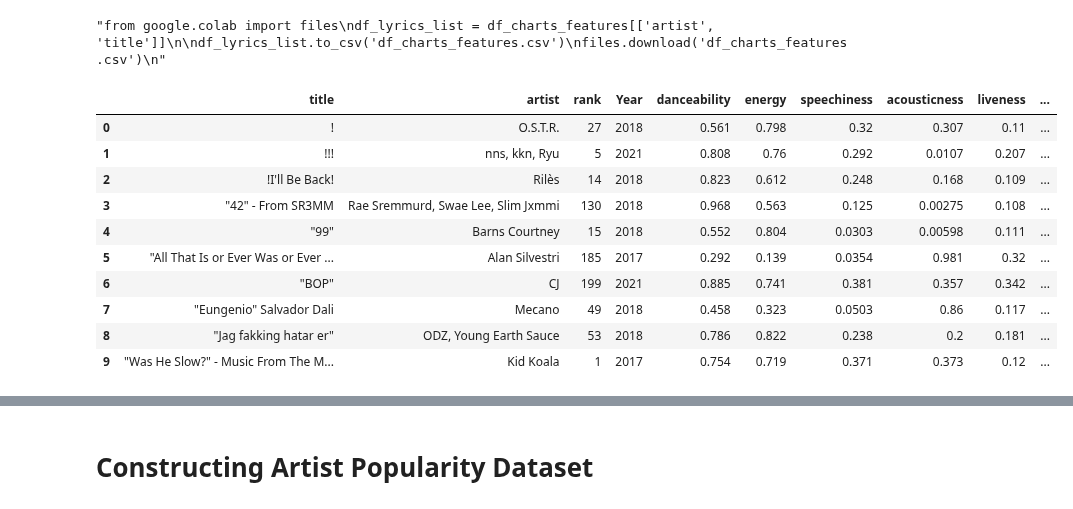
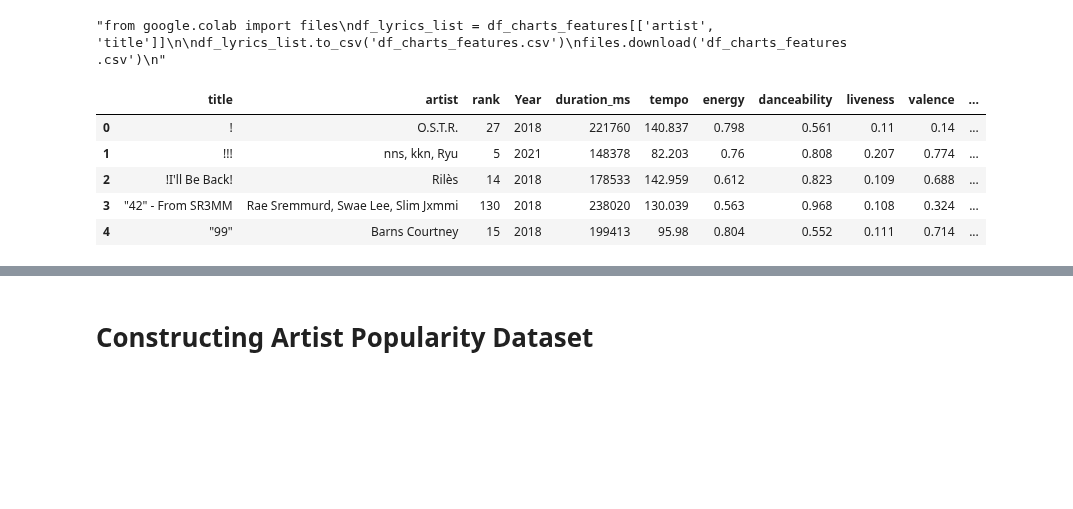
Before and after one commit to Joseph-Willem-Ricci/5450-final-project, a Jupyter notebook: CIS5450_Project.ipynb, the cells around one changed output, grey strips where cells are left out. Drawn from its saved outputs; the diff is of its cells as text; code cells hidden in the pictures; blank space fills up the shorter version.

```diff
--- a/CIS5450_Project.ipynb
+++ b/CIS5450_Project.ipynb
@@ -380,0 +300,5 @@ print([col for col in df_song_features_12.columns])
+# %%
+all_features_dfs = [df_song_features_1, df_song_features_2, df_song_features_3, df_song_features_4, df_song_features_5, df_song_features_6,
+                    df_song_features_7, df_song_features_8, df_song_features_9, df_song_features_10, df_song_features_11, df_song_features_12]
+for df in all_features_dfs:
+    print([col for col in df.columns])
@@ -383,21 +320,12 @@ Common columns:
 
 title, artist, tempo, energy, danceability, liveness, valence, duration, acousticness, speechiness
 # %%
-features_1_drop_cols = ['loudness', 'album', 'id', 'album_id', 'artist_ids', 'track_number', 'disc_number', 'explicit', 'key', 'mode', 'instrumentalness', 'time_signature', 'year', 'release_date']
-features_2_drop_cols = ['dB', 'year released', 'added', 'pop', 'top year', 'artist type', 'top genre']
-features_3_drop_cols = ['Chord', 'Loudness', 'Index', 'Highest Charting Position', 'Number of Times Charted', 'Week of Highest Charting', 'Streams', 'Artist Followers', 'Song ID', 'Genre', 'Release Date', 'Weeks Charted', 'Popularity']
-features_4_drop_cols = ['loudness', 'Unnamed: 0', 'track_id', 'album_name', 'popularity', 'explicit', 'key', 'mode', 'instrumentalness', 'time_signature', 'track_genre']
-features_5_drop_cols = ['loudness', 'year', 'explicit', 'id', 'instrumentalness', 'key', 'mode', 'popularity', 'release_date']
-features_6_drop_cols = ['loudness', 'genre', 'track_id', 'popularity', 'instrumentalness', 'key', 'mode', 'time_signature']
-features_7_drop_cols = ['id', 'name', 'release_date', 'total_tracks', 't_key0', 't_mode0', 't_ins0', 't_sig0', 'popularity']
-features_8_drop_cols = ['id', 'name', 'release_date', 'total_tracks', 't_key1', 't_mode1', 't_ins1', 't_sig1', 'popularity']
-features_9_drop_cols = ['id', 'name', 'release_date', 'total_tracks', 't_key2', 't_mode2', 't_ins2', 't_sig2', 'popularity']
-features_10_drop_cols = ['id', 'name', 'release_date', 'total_tracks', 't_key0', 't_mode0', 't_ins0', 't_sig0']
-features_11_drop_cols = ['id', 'name', 'release_date', 'total_tracks', 't_key1', 't_mode1', 't_ins1', 't_sig1']
-features_12_drop_cols = ['id', 'name', 'release_date', 'total_tracks', 't_key2', 't_mode2', 't_ins2', 't_sig2']
-
+features_1_rename_map = {}
 features_2_rename_map = {'bpm': 'tempo', 'nrgy': 'energy', 'dnce': 'danceability', 'live': 'liveness', 'val': 'valence', 'dur': 'duration_ms', 'acous': 'acousticness', 'spch': 'speechiness'}
 features_3_rename_map = {'Danceability': 'danceability', 'Energy': 'energy', 'Speechiness': 'speechiness', 'Acousticness': 'acousticness', 'Liveness': 'liveness', 'Tempo': 'tempo', 'Duration (ms)': 'duration_ms', 'Valence': 'valence'}
+features_4_rename_map = {}
+features_5_rename_map = {}
+features_6_rename_map = {}
 features_7_rename_map = {'t_dance0': 'danceability', 't_energy0': 'energy', 't_speech0': 'speechiness', 't_acous0': 'acousticness', 't_live0': 'liveness', 't_tempo0': 'tempo', 't_dur0': 'duration_ms', 't_val0': 'valence'}
 features_8_rename_map = {'t_dance1': 'danceability', 't_energy1': 'energy', 't_speech1': 'speechiness', 't_acous1': 'acousticness', 't_live1': 'liveness', 't_tempo1': 'tempo', 't_dur1': 'duration_ms', 't_val1': 'valence'}
 features_9_rename_map = {'t_dance2': 'danceability', 't_energy2': 'energy', 't_speech2': 'speechiness', 't_acous2': 'acousticness', 't_live2': 'liveness', 't_tempo2': 'tempo', 't_dur2': 'duration_ms', 't_val2': 'valence'}
@@ -405,17 +333,10 @@ features_10_rename_map = {'t_dance0': 'danceability', 't_energy0': 'energy', 't_
 features_11_rename_map = {'t_dance1': 'danceability', 't_energy1': 'energy', 't_speech1': 'speechiness', 't_acous1': 'acousticness', 't_live1': 'liveness', 't_tempo1': 'tempo', 't_dur1': 'duration_ms', 't_val1': 'valence'}
 features_12_rename_map = {'t_dance2': 'danceability', 't_energy2': 'energy', 't_speech2': 'speechiness', 't_acous2': 'acousticness', 't_live2': 'liveness', 't_tempo2': 'tempo', 't_dur2': 'duration_ms', 't_val2': 'valence'}
 
-df_song_features_1 = df_song_features_1.drop(columns=features_1_drop_cols)
-df_song_features_2 = df_song_features_2.drop(columns=features_2_drop_cols).rename(columns=features_2_rename_map)
-df_song_features_3 = df_song_features_3.drop(columns=features_3_drop_cols).rename(columns=features_3_rename_map)
-df_song_features_4 = df_song_features_4.drop(columns=features_4_drop_cols)
-df_song_features_5 = df_song_features_5.drop(columns=features_5_drop_cols)
-df_song_features_6 = df_song_features_6.drop(columns=features_6_drop_cols)
-df_song_features_7 = df_song_features_7.drop(columns=features_7_drop_cols).rename(columns=features_7_rename_map)
-df_song_features_8 = df_song_features_8.drop(columns=features_8_drop_cols).rename(columns=features_8_rename_map)
-df_song_features_9 = df_song_features_9.drop(columns=features_9_drop_cols).rename(columns=features_9_rename_map)
-df_song_features_10 = df_song_features_10.drop(columns=features_10_drop_cols).rename(columns=features_10_rename_map)
-df_song_features_11 = df_song_features_11.drop(columns=features_11_drop_cols).rename(columns=features_11_rename_map)
-df_song_features_12 = df_song_features_12.drop(columns=features_12_drop_cols).rename(columns=features_12_rename_map)
+rename_maps = [features_1_rename_map, features_2_rename_map, features_3_rename_map, features_4_rename_map, features_5_rename_map, features_6_rename_map,
+               features_7_rename_map, features_8_rename_map, features_9_rename_map, features_10_rename_map, features_11_rename_map, features_12_rename_map]
+
+for i in range(len(all_features_dfs)):
+    all_features_dfs[i] = all_features_dfs[i].rename(columns=rename_maps[i])[['title', 'artist', 'duration_ms', 'tempo', 'energy', 'danceability', 'liveness', 'valence', 'acousticness', 'speechiness']]
 # %% [markdown]
 Check that all features dataframes have the same columns now:
@@ -448,7 +359,7 @@ print(([col for col in df_song_features_12.columns.sort_values()]))
 # %% [markdown]
 Now lets concatenate all of these features dataframes into one and do an inner join with `feature_matches`, the songs with features that are in `df_charts` to get the final, combined features dataset
 # %%
-df_features = pd.concat([df_song_features_1, df_song_features_2, df_song_features_3, df_song_features_4, df_song_features_5, df_song_features_6, df_song_features_7, df_song_features_8, df_song_features_9, df_song_features_10, df_song_features_11, df_song_features_12], axis=0, ignore_index=True)
+df_features = pd.concat(all_features_dfs, axis=0, ignore_index=True)
 df_features = df_features.dropna()
 df_features_artist_format_1 = pd.merge(df_features, feature_matches, left_on=['title', 'artist'], right_on=['title', 'artist_y'], how='inner', suffixes=("", "_x"))  # 'artist' in the format of df_charts
 df_features_artist_format_2 = pd.merge(df_features, feature_matches, on=['title', 'artist'], how='inner')  # 'artist' in the format of features dfs
@@ -520,17 +431,12 @@ files.download('df_charts_features.csv')
 # %% [output]
 "from google.colab import files\ndf_lyrics_list = df_charts_features[['artist', 'title']]\n\ndf_lyrics_list.to_csv('df_charts_features.csv')\nfiles.download('df_charts_features.csv')\n"
 # %%
-df_charts_features.head(10)
+df_charts_features.head()
 # %% [output]
-|  | title | artist | rank | Year | danceability | energy | speechiness | acousticness | liveness | ... |
-| 0 | ! | O.S.T.R. | 27 | 2018 | 0.561 | 0.798 | 0.32 | 0.307 | 0.11 | ... |
-| 1 | !!! | nns, kkn, Ryu | 5 | 2021 | 0.808 | 0.76 | 0.292 | 0.0107 | 0.207 | ... |
-| 2 | !I'll Be Back! | Rilès | 14 | 2018 | 0.823 | 0.612 | 0.248 | 0.168 | 0.109 | ... |
-| 3 | "42" - From SR3MM | Rae Sremmurd, Swae Lee, Slim Jxmmi | 130 | 2018 | 0.968 | 0.563 | 0.125 | 0.00275 | 0.108 | ... |
-| 4 | "99" | Barns Courtney | 15 | 2018 | 0.552 | 0.804 | 0.0303 | 0.00598 | 0.111 | ... |
-| 5 | "All That Is or Ever Was or Ever ... | Alan Silvestri | 185 | 2017 | 0.292 | 0.139 | 0.0354 | 0.981 | 0.32 | ... |
-| 6 | "BOP" | CJ | 199 | 2021 | 0.885 | 0.741 | 0.381 | 0.357 | 0.342 | ... |
-| 7 | "Eungenio" Salvador Dali | Mecano | 49 | 2018 | 0.458 | 0.323 | 0.0503 | 0.86 | 0.117 | ... |
-| 8 | "Jag fakking hatar er" | ODZ, Young Earth Sauce | 53 | 2018 | 0.786 | 0.822 | 0.238 | 0.2 | 0.181 | ... |
-| 9 | "Was He Slow?" - Music From The M... | Kid Koala | 1 | 2017 | 0.754 | 0.719 | 0.371 | 0.373 | 0.12 | ... |
+|  | title | artist | rank | Year | duration_ms | tempo | energy | danceability | liveness | valence | ... |
+| 0 | ! | O.S.T.R. | 27 | 2018 | 221760 | 140.837 | 0.798 | 0.561 | 0.11 | 0.14 | ... |
+| 1 | !!! | nns, kkn, Ryu | 5 | 2021 | 148378 | 82.203 | 0.76 | 0.808 | 0.207 | 0.774 | ... |
+| 2 | !I'll Be Back! | Rilès | 14 | 2018 | 178533 | 142.959 | 0.612 | 0.823 | 0.109 | 0.688 | ... |
+| 3 | "42" - From SR3MM | Rae Sremmurd, Swae Lee, Slim Jxmmi | 130 | 2018 | 238020 | 130.039 | 0.563 | 0.968 | 0.108 | 0.324 | ... |
+| 4 | "99" | Barns Courtney | 15 | 2018 | 199413 | 95.98 | 0.804 | 0.552 | 0.111 | 0.714 | ... |
 # %%
```
Also changed, not shown: parts of 74 cells of this notebook.
